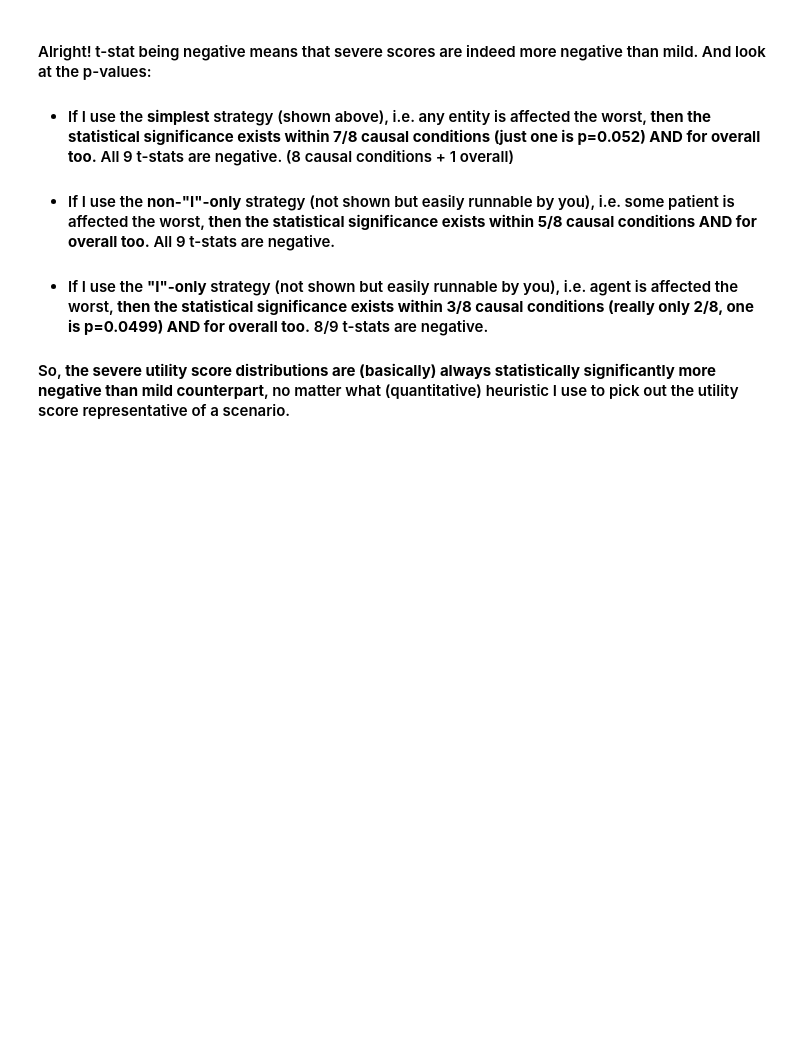
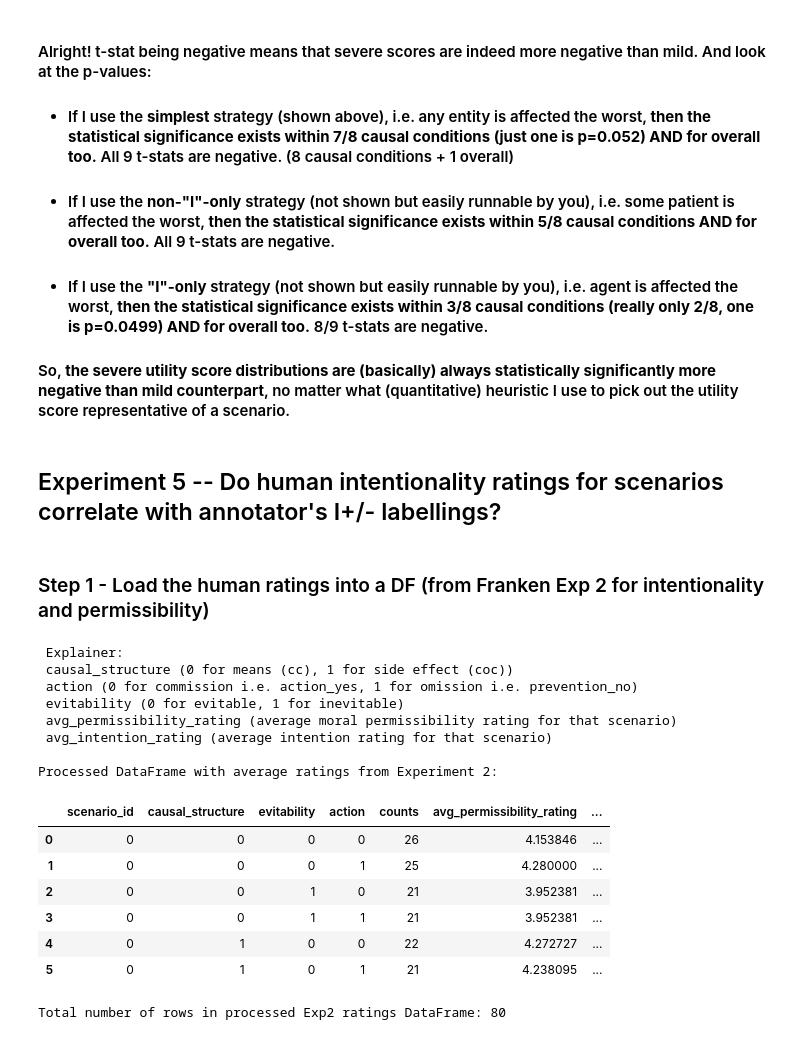
Before and after one commit to AIObjectives/graph_extract, a Jupyter notebook: analysis/franken/analyze_franken_may2026_o1o2.ipynb, the cells around one changed output. Cells and saved outputs as stored; diff of their text form; code cells hidden in the pictures; blank space fills up the shorter version.

```diff
--- a/analysis/franken/analyze_franken_may2026_o1o2.ipynb
+++ b/analysis/franken/analyze_franken_may2026_o1o2.ipynb
@@ -515,3 +516,68 @@ T-test results comparing utility scores between mild and severe conditions:
 - #### If I use the **"I"-only** strategy (not shown but easily runnable by you), i.e. agent is affected the worst, **then the statistical significance exists within 3/8 causal conditions (really only 2/8, one is p=0.0499) AND for overall too.** 8/9 t-stats are negative.
 
 #### So, **the severe utility score distributions are (basically) always statistically significantly more negative than mild counterpart**, no matter what (quantitative) heuristic I use to pick out the utility score representative of a scenario.
+# %% [markdown]
+## Experiment 5 -- Do human intentionality ratings for scenarios correlate with annotator's I+/- labellings?
+# %% [markdown]
+### Step 1 - Load the human ratings into a DF (from Franken Exp 2 for intentionality and permissibility)
+# %%
+exp2_data_path = "../../human_data/franken/exp2_moralperm-intent-rating"
+exp2_raw_df = []
+# go through all json files in the exp2_data_path
+for json_file in Path(exp2_data_path).glob("*.json"):
+    # print(f"Processing file: {json_file.name}")
+    with open(json_file, 'r') as f:
+        curr_batch_list = json.load(f)
+        for exp2_item in curr_batch_list:
+            exp2_raw_df.append(exp2_item)
+# reorder the exp2_raw_df by the "folder_name" key according to the folder_order list
+condition_order = [
+    "cc_evitable_action_yes",
+    "cc_evitable_prevention_no",
+    "cc_inevitable_action_yes",
+    "cc_inevitable_prevention_no",
+    "coc_evitable_action_yes",
+    "coc_evitable_prevention_no",
+    "coc_inevitable_action_yes",
+    "coc_inevitable_prevention_no"
+]
+exp2_raw_df.sort(key=lambda x: condition_order.index(x["condition"]))
+# reorder the exp2_raw_df by the "scenario_id" key in ascending order
+exp2_raw_df.sort(key=lambda x: int(x["scenario_id"]))
+exp2_raw_df = pd.DataFrame(exp2_raw_df)
+# print("Raw DataFrame from Experiment 2:")
+# display(HTML(exp2_raw_df[0:2].to_html()))
+# print(f"Total number of rows in Exp2 raw DataFrame: {len(exp2_raw_df)}")
+
+human_ratings = pd.read_csv(Path().resolve() / "../../human_data/franken/exp2_moralperm-intent-rating/data_long_format.csv")
+human_ratings = human_ratings.drop(columns=['scenario_harm', 'split'])
+# count number of unique combinations of scenario_id + causal_structure + evitability + action
+exp2_ratings_df = human_ratings.groupby(['scenario_id', 'causal_structure', 'evitability', 'action']).size().reset_index(name='counts') # each scenario got rated by ~20-25 participants
+# add a column of average rating of moral permissibility and intention for each unique combination
+avg_ratings = human_ratings.groupby(['scenario_id', 'causal_structure', 'evitability', 'action'])[['permissibility_rating', 'intention_rating']].mean().reset_index()
+exp2_ratings_df = exp2_ratings_df.merge(avg_ratings, on=['scenario_id', 'causal_structure', 'evitability', 'action'])
+exp2_ratings_df = exp2_ratings_df.rename(columns={
+    'permissibility_rating': 'avg_permissibility_rating',
+    'intention_rating': 'avg_intention_rating'
+})
+print("\n Explainer: \n causal_structure (0 for means (cc), 1 for side effect (coc)) \n action (0 for commission i.e. action_yes, 1 for omission i.e. prevention_no) \n evitability (0 for evitable, 1 for inevitable) \n avg_permissibility_rating (average moral permissibility rating for that scenario) \n avg_intention_rating (average intention rating for that scenario)\n")
+print("Processed DataFrame with average ratings from Experiment 2:")
+display(HTML(exp2_ratings_df[0:6].to_html()))
+print(f"Total number of rows in processed Exp2 ratings DataFrame: {len(exp2_ratings_df)}")
+# %% [output]
+ Explainer:
+ causal_structure (0 for means (cc), 1 for side effect (coc))
+ action (0 for commission i.e. action_yes, 1 for omission i.e. prevention_no)
+ evitability (0 for evitable, 1 for inevitable)
+ avg_permissibility_rating (average moral permissibility rating for that scenario)
+ avg_intention_rating (average intention rating for that scenario)
+
+Processed DataFrame with average ratings from Experiment 2:
+|  | scenario_id | causal_structure | evitability | action | counts | avg_permissibility_rating | ... |
+| 0 | 0 | 0 | 0 | 0 | 26 | 4.153846 | ... |
+| 1 | 0 | 0 | 0 | 1 | 25 | 4.280000 | ... |
+| 2 | 0 | 0 | 1 | 0 | 21 | 3.952381 | ... |
+| 3 | 0 | 0 | 1 | 1 | 21 | 3.952381 | ... |
+| 4 | 0 | 1 | 0 | 0 | 22 | 4.272727 | ... |
+| 5 | 0 | 1 | 0 | 1 | 21 | 4.238095 | ... |
+Total number of rows in processed Exp2 ratings DataFrame: 80
```
Also changed, not shown: parts of 14 cells of this notebook, 9 other files.
